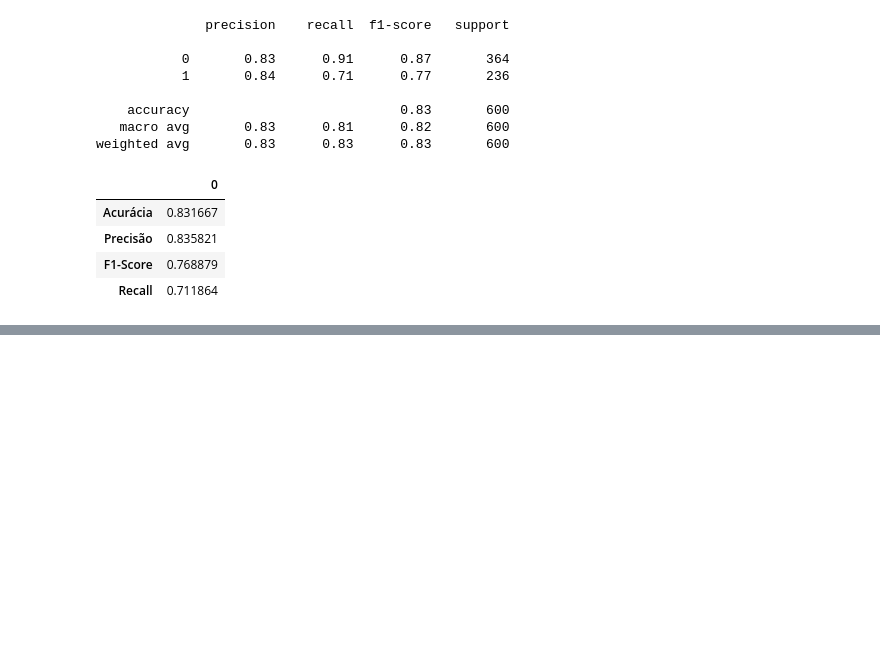
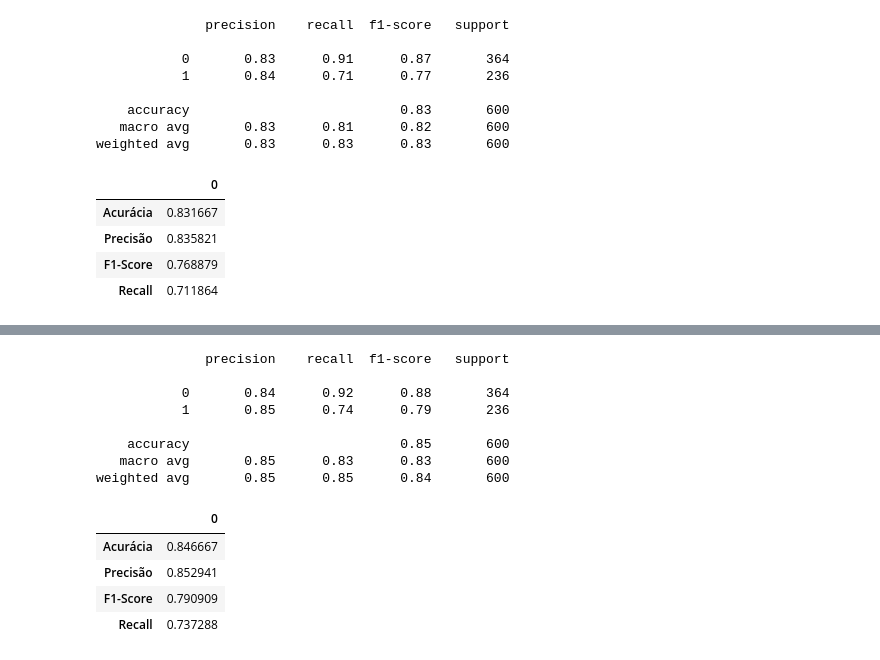
Before and after one commit to belcogo/data-analysis-for-machine-learning, a Jupyter notebook: demo.ipynb, the cells around one changed output, grey strips where cells are left out. Drawn from its saved outputs; the diff is of its cells as text; code cells hidden in the pictures; blank space fills up the shorter version.

```diff
--- a/demo.ipynb
+++ b/demo.ipynb
@@ -355,0 +382,26 @@ weighted avg       0.83      0.83      0.83       600
+# %%
+# calculo do relatório de classificação, trazendo todas as métricas
+report = classification_report(y_test, y_pred)
+print(report)
+
+# calculo das métricas
+accuracy = accuracy_score(y_test, y_pred)
+recall = recall_score(y_test, y_pred)
+precision = precision_score(y_test, y_pred)
+f1 = f1_score(y_test, y_pred)
+
+pd.DataFrame([accuracy, precision, f1, recall], ['Acurácia', 'Precisão', 'F1-Score', 'Recall'])
+# %% [output]
+              precision    recall  f1-score   support
+
+           0       0.84      0.92      0.88       364
+           1       0.85      0.74      0.79       236
+
+    accuracy                           0.85       600
+   macro avg       0.85      0.83      0.83       600
+weighted avg       0.85      0.85      0.84       600
+|  | 0 |
+| Acurácia | 0.846667 |
+| Precisão | 0.852941 |
+| F1-Score | 0.790909 |
+| Recall | 0.737288 |
```
Also changed, not shown: parts of 5 cells of this notebook.
